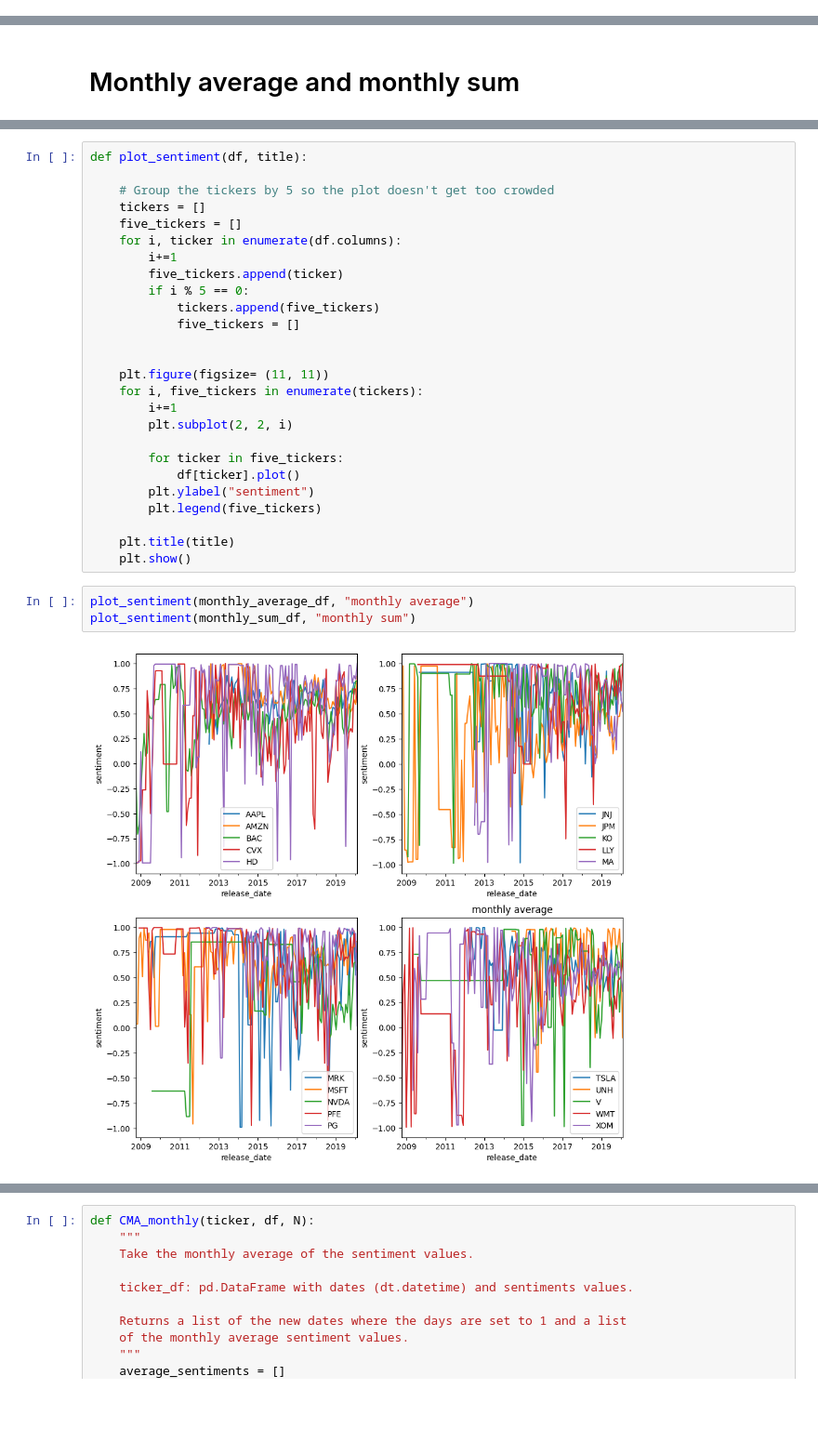
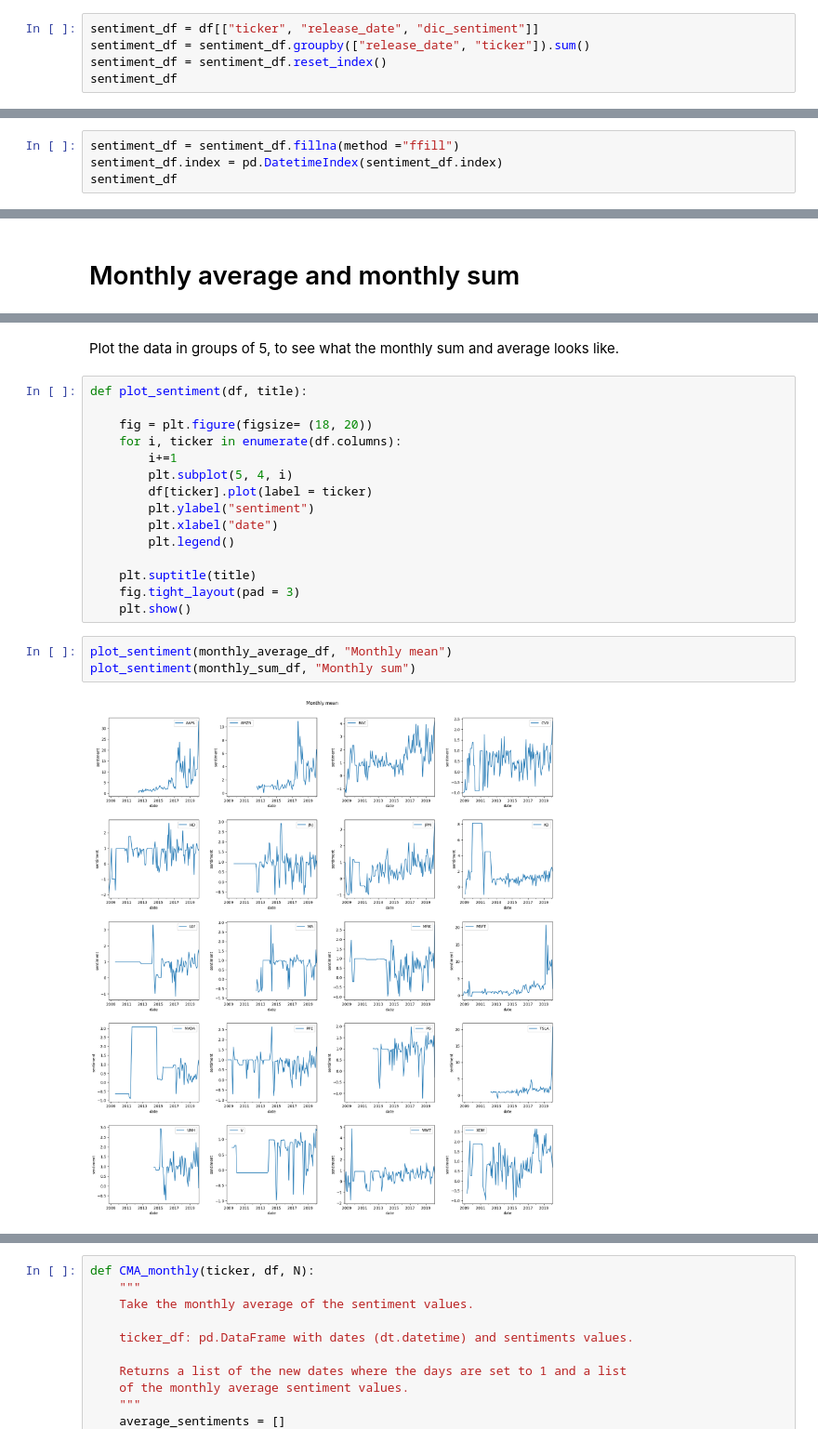
Before and after one commit to DerkNiessink/Project_SDA, a Jupyter notebook: src/Sentiment Timeseries.ipynb, the cells around one changed output, grey strips where cells are left out. Shown at 93% size. Saved outputs shown, nothing was run; the diff lists cells and outputs as text; blank space fills up the shorter version.

```diff
--- a/src/Sentiment Timeseries.ipynb
+++ b/src/Sentiment Timeseries.ipynb
@@ -30,0 +33,5 @@ df
+# %%
+sentiment_df = df[["ticker", "release_date", "dic_sentiment"]]
+sentiment_df = sentiment_df.groupby(["release_date", "ticker"]).sum()
+sentiment_df = sentiment_df.reset_index()
+sentiment_df
@@ -58,0 +74,4 @@ sentiment_df
+# %%
+sentiment_df = sentiment_df.fillna(method ="ffill")
+sentiment_df.index = pd.DatetimeIndex(sentiment_df.index)
+sentiment_df
@@ -103,31 +132,22 @@ monthly_average_df["BAC"].plot()
+# %% [markdown]
+Plot the data in groups of 5, to see what the monthly sum and average looks like.
 # %%
 def plot_sentiment(df, title):
 
-    # Group the tickers by 5 so the plot doesn't get too crowded
-    tickers = []
-    five_tickers = []
+    fig = plt.figure(figsize= (18, 20))
     for i, ticker in enumerate(df.columns):
         i+=1
-        five_tickers.append(ticker)
-        if i % 5 == 0:
-            tickers.append(five_tickers)
-            five_tickers = []
+        plt.subplot(5, 4, i)
+        df[ticker].plot(label = ticker)
+        plt.ylabel("sentiment")
+        plt.xlabel("date")
+        plt.legend()
 
-
-    plt.figure(figsize= (11, 11))
-    for i, five_tickers in enumerate(tickers):
-        i+=1
-        plt.subplot(2, 2, i)
-
-        for ticker in five_tickers:
-            df[ticker].plot()
-        plt.ylabel("sentiment")
-        plt.legend(five_tickers)
-
-    plt.title(title)
+    plt.suptitle(title)
+    fig.tight_layout(pad = 3)
     plt.show()
 # %%
-plot_sentiment(monthly_average_df, "monthly average")
-plot_sentiment(monthly_sum_df, "monthly sum")
+plot_sentiment(monthly_average_df, "Monthly mean")
+plot_sentiment(monthly_sum_df, "Monthly sum")
 # %% [output]
-[figure, old version]
+[figure, new version]
```
Also changed, not shown: parts of 61 cells of this notebook.
